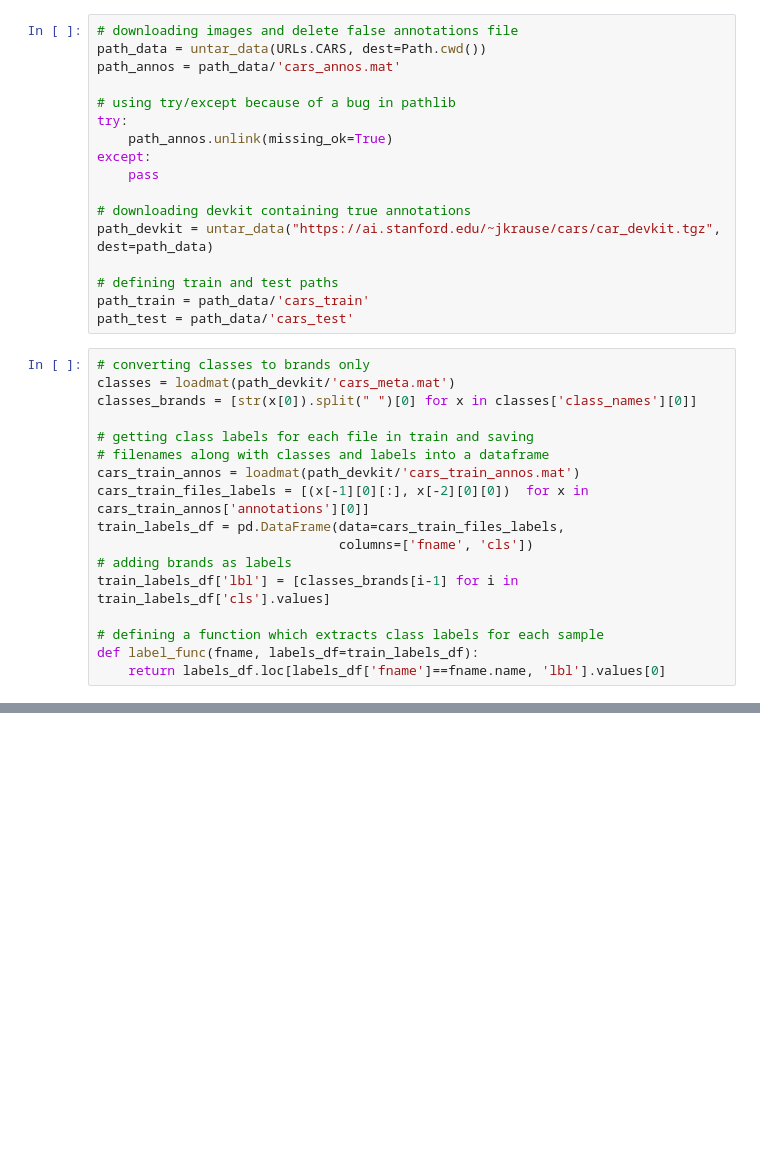
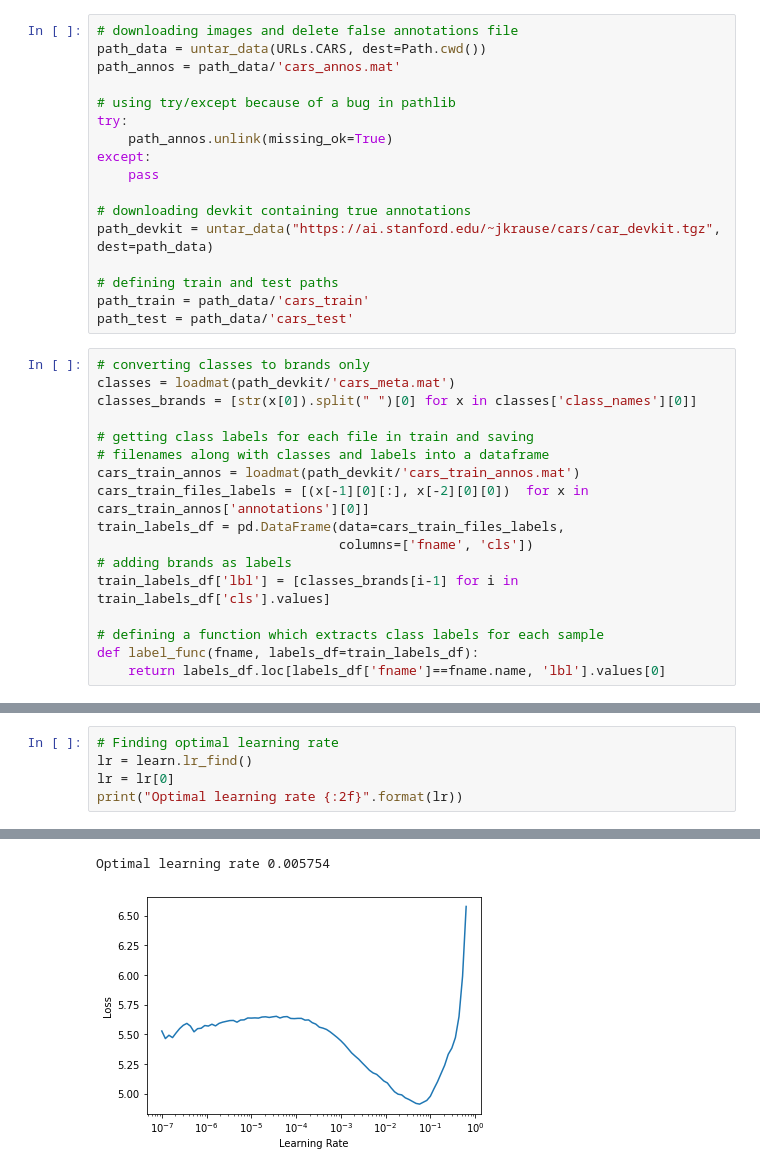
Before and after one commit to ilbagov/simple-car-classifier, a Jupyter notebook: classifier.ipynb, the cells around one changed output, grey strips where cells are left out. Drawn from its saved outputs; the diff is of its cells as text; blank space fills up the shorter version.

```diff
--- a/classifier.ipynb
+++ b/classifier.ipynb
@@ -56,0 +62,6 @@ learn = cnn_learner(dls, resnet34, metrics=error_rate)
+# %%
+# Finding optimal learning rate
+lr = learn.lr_find()
+lr = lr[0]
+print("Optimal learning rate {:2f}".format(lr))
+# %% [output]
@@ -56,0 +69,2 @@ learn = cnn_learner(dls, resnet34, metrics=error_rate)
+Optimal learning rate 0.005754
+[figure, added]
```
Also changed, not shown: parts of 10 cells of this notebook, 4 other files.
